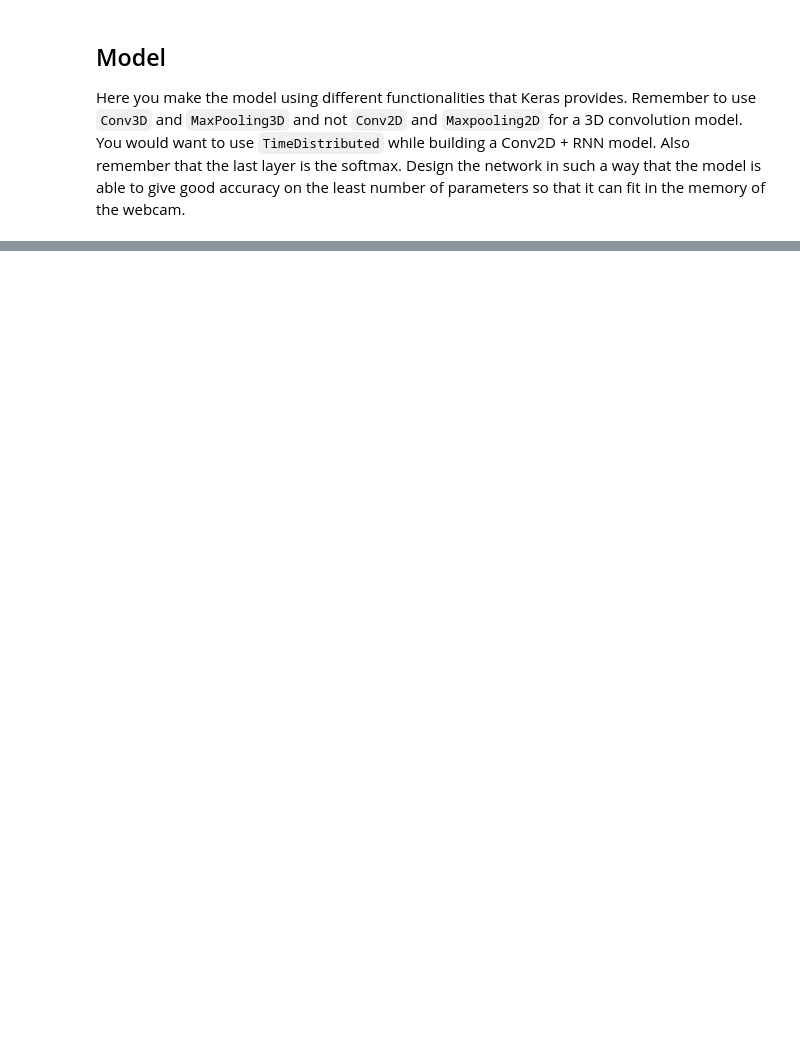
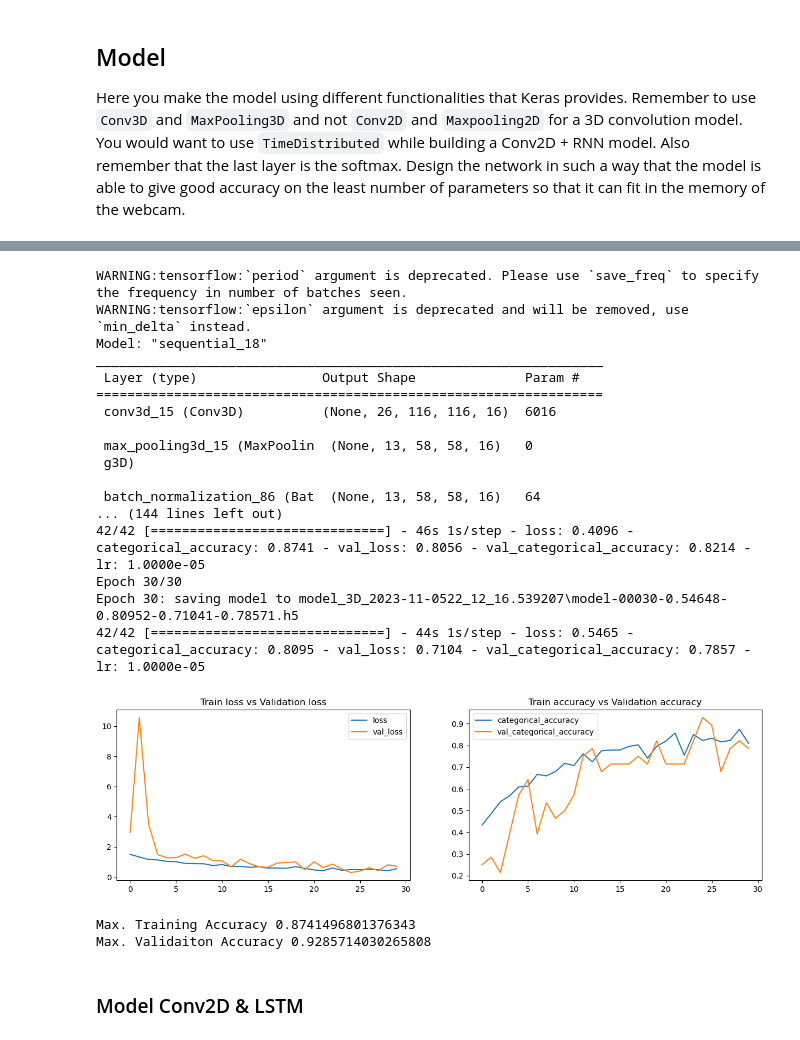
Before and after one commit to 1darknight/ThucAnh-ManhTruong-Gesture-Recognition, a Jupyter notebook: ThucAnh_ManhTruong.ipynb, the cells around one changed output, grey strips where cells are left out. Saved outputs shown, nothing was run; the diff lists cells and outputs as text; code cells hidden in the pictures; blank space fills up the shorter version.

```diff
--- a/ThucAnh_ManhTruong.ipynb
+++ b/ThucAnh_ManhTruong.ipynb
@@ -197,0 +319,26 @@ model.fit_generator(train_generator, steps_per_epoch=steps_per_epoch, epochs=num
+# %%
+model_3D = model_3D_fit(n_frames=30, batch_size=16, num_epochs=30)
+plotModelHistory(model_3D)
+# %% [output]
+WARNING:tensorflow:`period` argument is deprecated. Please use `save_freq` to specify the frequency in number of batches seen.
+WARNING:tensorflow:`epsilon` argument is deprecated and will be removed, use `min_delta` instead.
+Model: "sequential_18"
+_________________________________________________________________
+ Layer (type)                Output Shape              Param #
+=================================================================
+ conv3d_15 (Conv3D)          (None, 26, 116, 116, 16)  6016
+
+ max_pooling3d_15 (MaxPoolin  (None, 13, 58, 58, 16)   0
+ g3D)
+
+ batch_normalization_86 (Bat  (None, 13, 58, 58, 16)   64
+... (144 lines left out)
+42/42 [==============================] - 46s 1s/step - loss: 0.4096 - categorical_accuracy: 0.8741 - val_loss: 0.8056 - val_categorical_accuracy: 0.8214 - lr: 1.0000e-05
+Epoch 30/30
+Epoch 30: saving model to model_3D_2023-11-0522_12_16.539207\model-00030-0.54648-0.80952-0.71041-0.78571.h5
+42/42 [==============================] - 44s 1s/step - loss: 0.5465 - categorical_accuracy: 0.8095 - val_loss: 0.7104 - val_categorical_accuracy: 0.7857 - lr: 1.0000e-05
+[figure, added]
+Max. Training Accuracy 0.8741496801376343
+Max. Validaiton Accuracy 0.9285714030265808
+# %% [markdown]
+### Model Conv2D & LSTM
```
Also changed, not shown: parts of 41 cells of this notebook.
